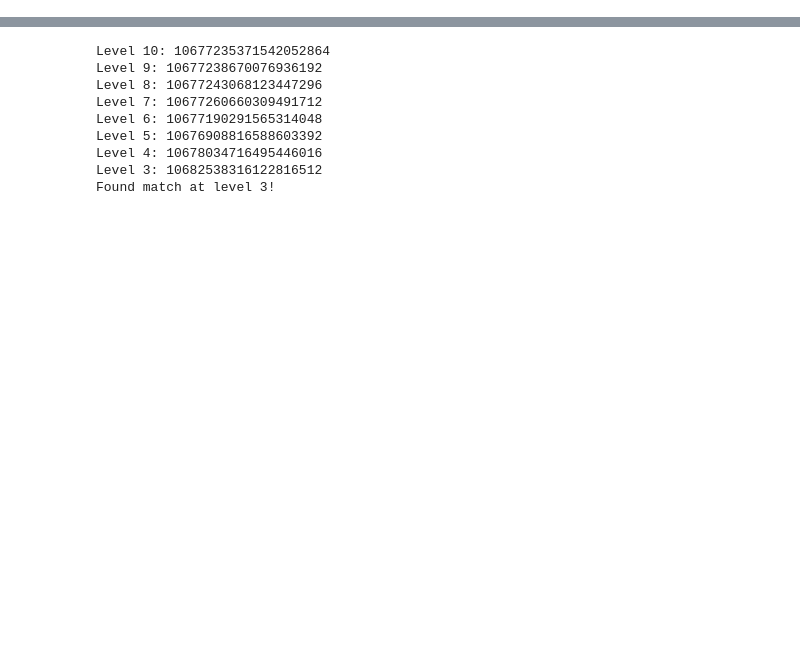
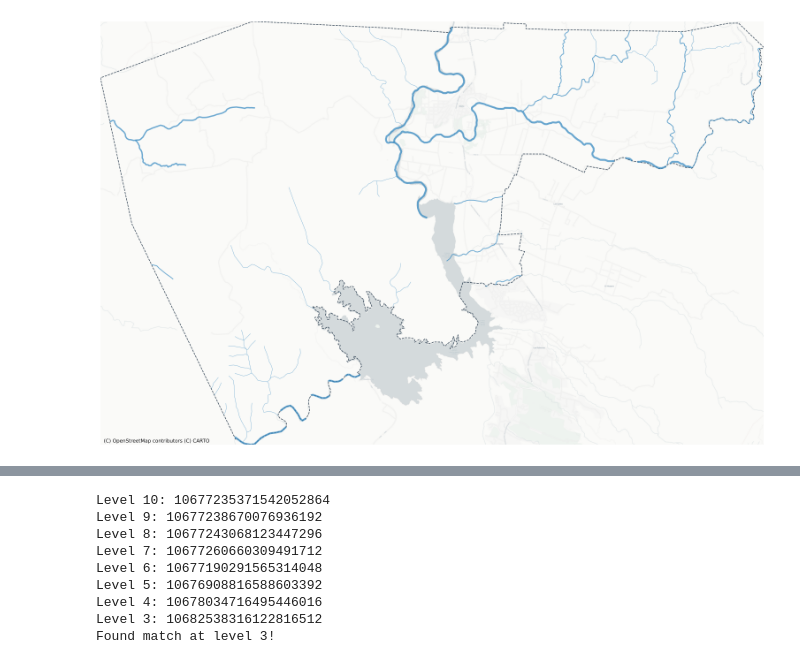
Before and after one commit to nlebovits/ciut-tablero, a Jupyter notebook: tutorials/peligrosidad.ipynb, the cells around one changed output, grey strips where cells are left out. Cells and saved outputs as stored; diff of their text form; code cells hidden in the pictures; blank space fills up the shorter version.

```diff
--- a/tutorials/peligrosidad.ipynb
+++ b/tutorials/peligrosidad.ipynb
@@ -17,3 +34,14 @@ project_root = Path.cwd().parent
+# %%
+# Color constants for consistent visualization
+COLORS = {
+    "water": "#2E86C1",  # Blue for water courses
+    "buildings": "#E67E22",  # Orange for buildings
+    "flood": "#3498DB",  # Light blue for flood areas
+    "population": "#E74C3C",  # Red for population density
+    "exceedance": "#2E86C1",  # Blue for exceedance curve
+    "exceedance_fit": "#E74C3C",  # Red for fitted curve
+    "boundary": "#2C3E50",  # Dark blue-gray for boundaries
+}
 # %%
 def load_raster_data(url, filename=None):
     if filename:
@@ -44,7 +72,61 @@ nono_3857 = nono.to_crs(epsg=3857)
 # Load water courses data and project directly to Web Mercator
 cursos_agua = load_wfs_layer("idecor:cursos_agua")
 cursos_agua_3857 = cursos_agua.to_crs(epsg=3857)
-cursos_agua_nono_3857 = gpd.clip(cursos_agua_3857, nono_3857)
+cursos_agua_nono_3857 = gpd.overlay(cursos_agua_3857, nono_3857, how='intersection')
+
+cuerpos_de_agua = load_wfs_layer("idecor:embalses")
+cuerpos_de_agua_3857 = cuerpos_de_agua.to_crs(epsg=3857)
+cuerpos_de_agua_nono_3857 = gpd.overlay(cuerpos_de_agua_3857, nono_3857, how='intersection')
+# %%
+def scale_line_width(orden):
+    return 3 - (orden - 2) * (2.5 / 3)
+# %%
+
+# Create the map
+fig, ax = plt.subplots(figsize=(15, 15))
+
+# Set the plot limits to match the Nono boundary
+bounds = nono_3857.total_bounds
+ax.set_xlim(bounds[0], bounds[2])
+ax.set_ylim(bounds[1], bounds[3])
+
+# Create datashader canvas
+canvas = ds.Canvas(plot_width=1500, plot_height=1500)
+
+# Add basemap first with explicit zoom level
+ctx.add_basemap(
+    ax,
+    crs=nono_3857.crs,
+    source=ctx.providers.CartoDB.Positron,
+    zorder=0,
+    zoom=15,
+)
+
+# Plot vector data
+nono_3857.plot(
+    ax=ax,
+    facecolor="none",
+    edgecolor=COLORS["boundary"],
+    linestyle="--",
+    linewidth=1,
+    zorder=2,
+)
+
+# Plot water courses
+for orden in sorted(cursos_agua_nono_3857["orden"].unique()):
+    subset = cursos_agua_nono_3857[cursos_agua_nono_3857["orden"] == orden]
+    line_width = scale_line_width(orden)
+    subset.plot(ax=ax, color=COLORS["water"], linewidth=line_width, alpha=0.7, zorder=3)
+
+# Remove axis labels and ticks
+ax.set_axis_off()
+
+# Remove all padding
+plt.subplots_adjust(left=0, right=1, top=1, bottom=0)
+
+plt.show()
+# %% [output]
+[figure, added]
 # %%
 # Load flood depth data
 flood_depth_url = "https://jeodpp.jrc.ec.europa.eu/ftp/jrc-opendata/CEMS-GLOFAS/flood_hazard/RP100/ID74_S30_W70_RP100_depth.tif"
```
Also changed, not shown: parts of 11 cells of this notebook.
